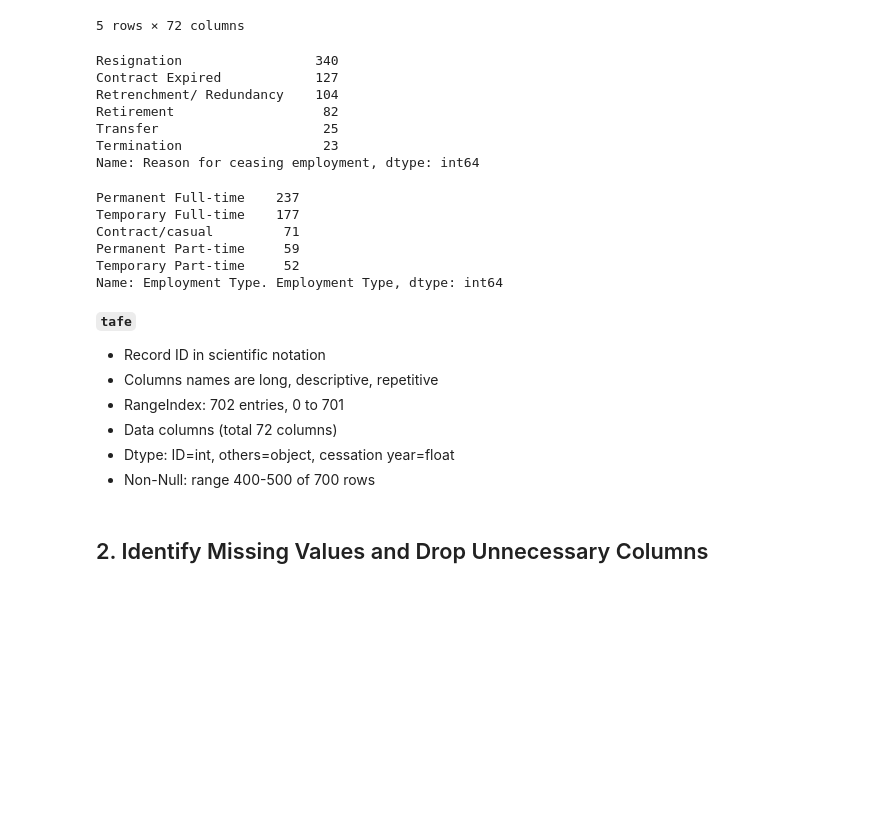
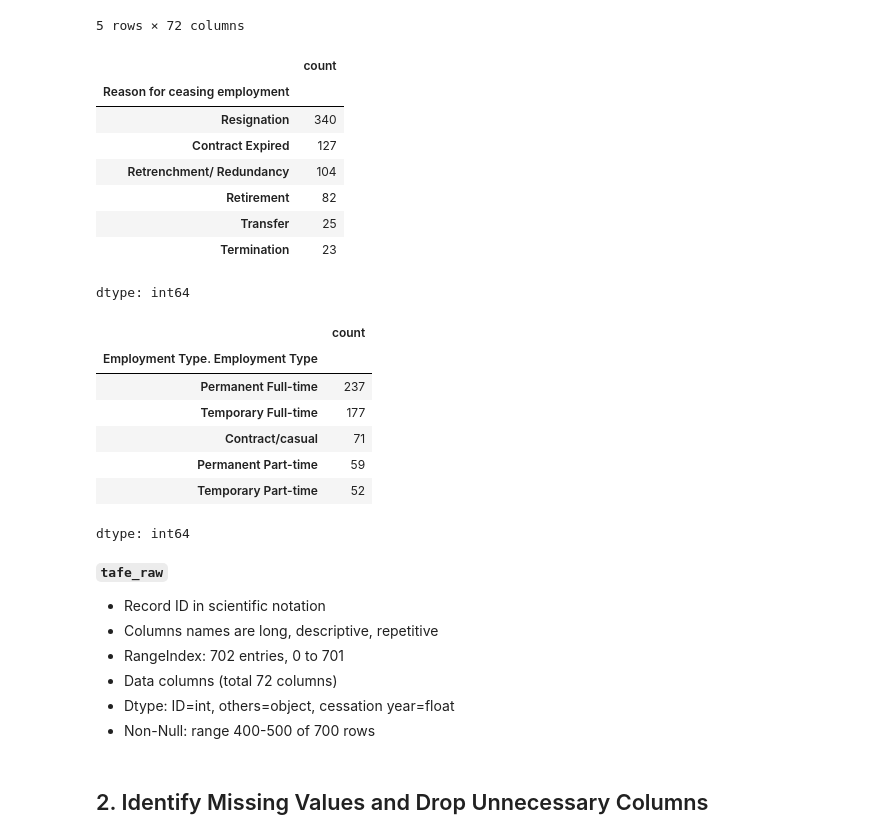
Before and after one commit to slp22/dataquest-projects, a Jupyter notebook: 3_1_dataquest_exit_surveys.ipynb, the cells around one changed output. Drawn from its saved outputs; the diff is of its cells as text; code cells hidden in the pictures; blank space fills up the shorter version.

```diff
--- a/3_1_dataquest_exit_surveys.ipynb
+++ b/3_1_dataquest_exit_surveys.ipynb
@@ -126,20 +132,24 @@ tafe.head()
 # %%
-tafe['Reason for ceasing employment'].value_counts()
+tafe_raw['Reason for ceasing employment'].value_counts()
 # %% [output]
+|  | count |
+| Reason for ceasing employment |  |
+| Resignation | 340 |
+| Contract Expired | 127 |
+| Retrenchment/ Redundancy | 104 |
+| Retirement | 82 |
+| Transfer | 25 |
+| Termination | 23 |
-Resignation                 340
-Contract Expired            127
-Retrenchment/ Redundancy    104
-Retirement                   82
-Transfer                     25
-Termination                  23
-Name: Reason for ceasing employment, dtype: int64
+dtype: int64
 # %%
-tafe['Employment Type. Employment Type'].value_counts()
+tafe_raw['Employment Type. Employment Type'].value_counts()
 # %% [output]
+|  | count |
+| Employment Type. Employment Type |  |
+| Permanent Full-time | 237 |
+| Temporary Full-time | 177 |
+| Contract/casual | 71 |
+| Permanent Part-time | 59 |
+| Temporary Part-time | 52 |
-Permanent Full-time    237
-Temporary Full-time    177
-Contract/casual         71
-Permanent Part-time     59
-Temporary Part-time     52
-Name: Employment Type. Employment Type, dtype: int64
+dtype: int64
 # %%
@@ -147,5 +157,5 @@ Name: Employment Type. Employment Type, dtype: int64
 # %% [markdown]
-**`tafe`**
+**`tafe_raw`**
 - Record ID in scientific notation
 - Columns names are long, descriptive, repetitive
 - RangeIndex: 702 entries, 0 to 701
```
Also changed, not shown: parts of 35 cells of this notebook.
